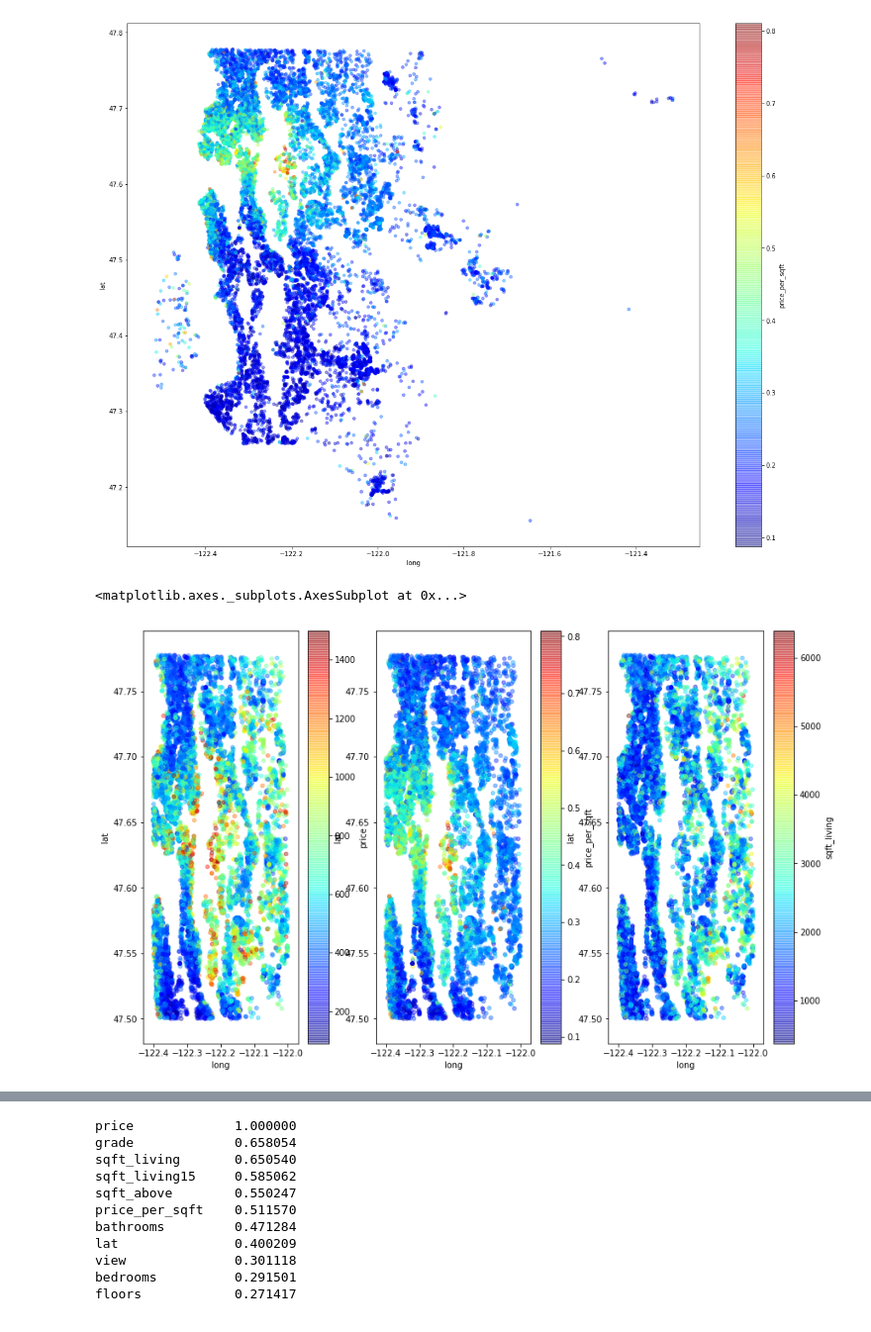
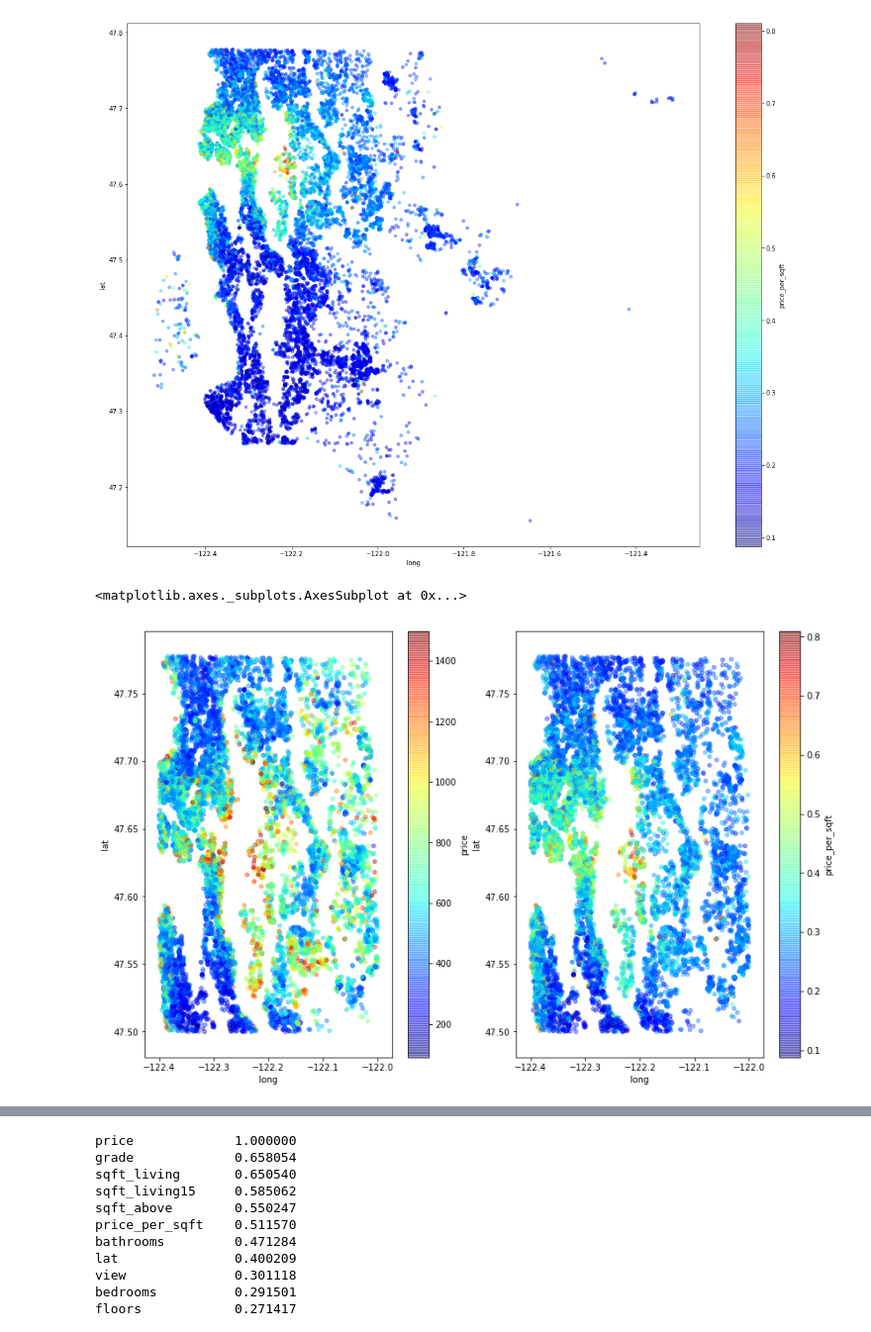
Before and after one commit to mwacc/dataplay, a Jupyter notebook: Seattle exploration.ipynb, the cells around one changed output, grey strips where cells are left out. Shown at 99% size. Drawn from its saved outputs; the diff is of its cells as text; code cells hidden in the pictures.

Commit message:
add city center map

```diff
--- a/Seattle exploration.ipynb
+++ b/Seattle exploration.ipynb
@@ -128,20 +128,17 @@ df.plot(kind="scatter", x="long", y="lat", alpha=0.4, figsize=(20,15),
 # %%
 center = df.drop(df[df.lat < 47.5].index)
 center.drop(center[(center.long < -122.4) | (center.long > -122.0)].index, inplace=True)
 
-fig, axs = plt.subplots(1,3)
+fig, axs = plt.subplots(1,2)
 center.plot(ax=axs[0], kind="scatter", x="long", y="lat", alpha=0.4, figsize=(14,9),
     c="price", cmap=plt.get_cmap("jet"), colorbar=True,
     sharex=False)
 center.plot(ax=axs[1], kind="scatter", x="long", y="lat", alpha=0.4, figsize=(14,9),
     c="price_per_sqft", cmap=plt.get_cmap("jet"), colorbar=True,
     sharex=False)
-center.plot(ax=axs[2], kind="scatter", x="long", y="lat", alpha=0.4, figsize=(14,9),
-    c="sqft_living", cmap=plt.get_cmap("jet"), colorbar=True,
-    sharex=False)
 # %% [output]
 <matplotlib.axes._subplots.AxesSubplot at 0x...>
-[figure, old version]
+[figure, new version]
 # %%
 import folium
 from folium.plugins import HeatMap
```
